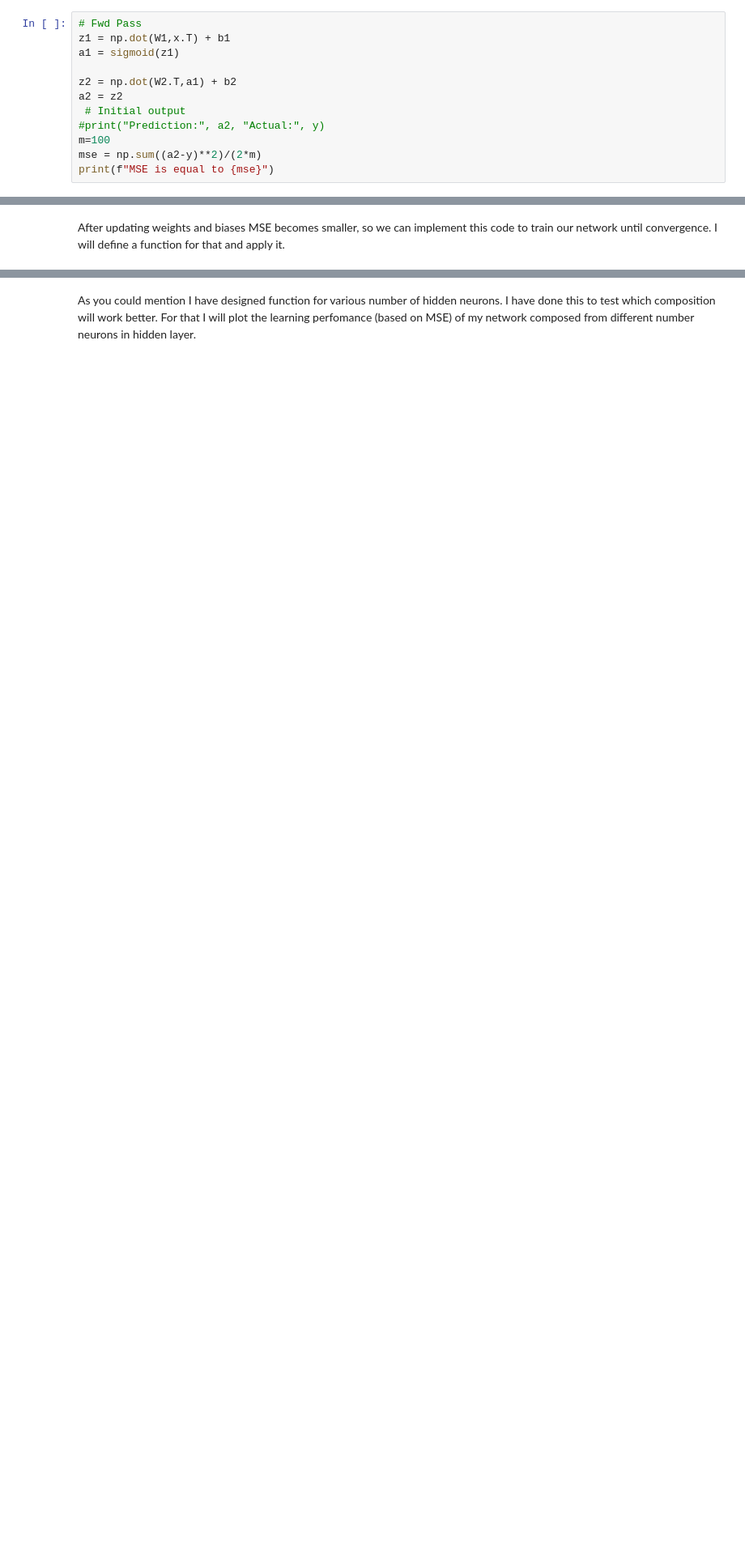
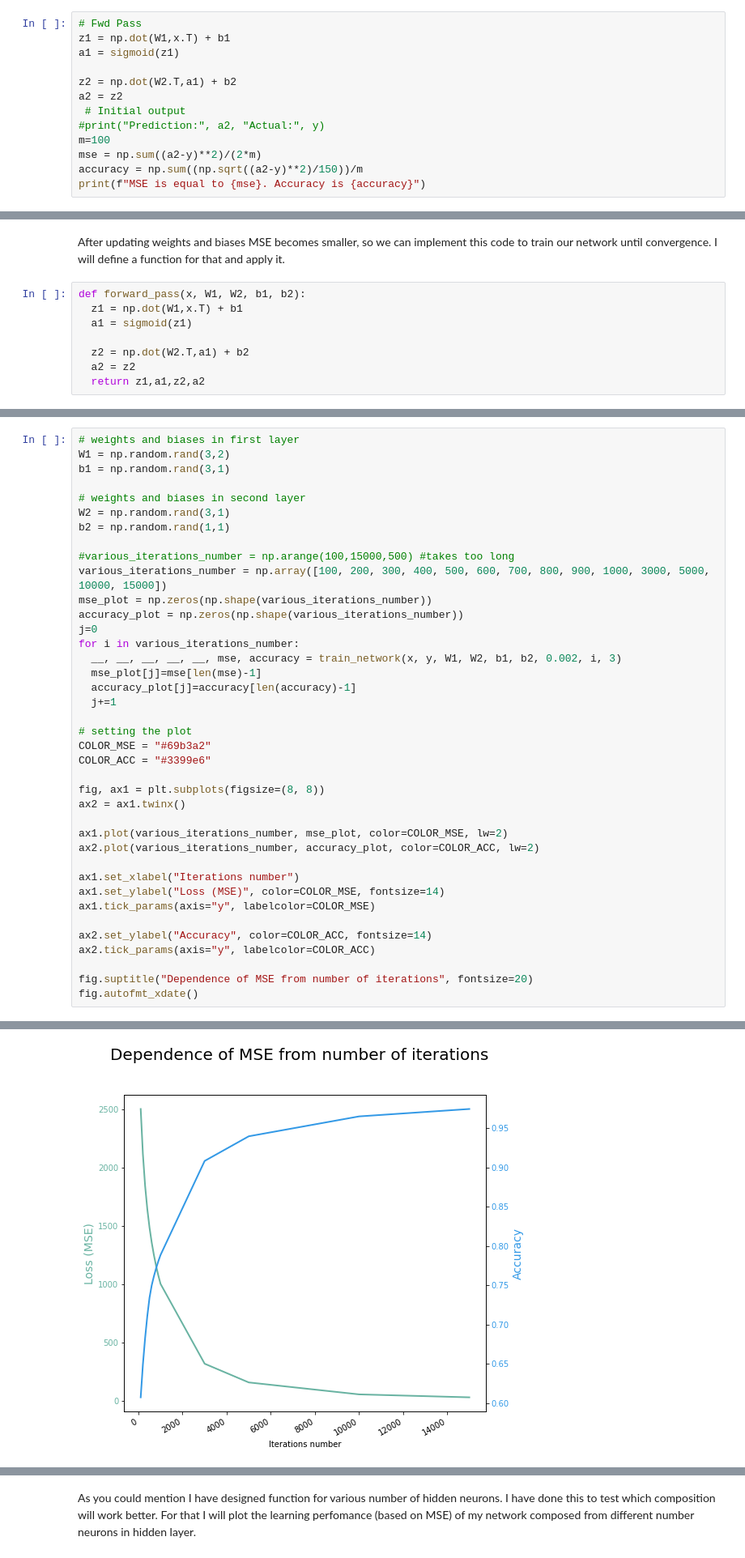
Before and after one commit to BorisOskolkov/MLcourse, a Jupyter notebook: asng02/A02_task.ipynb, the cells around one changed output, grey strips where cells are left out. Shown at 81% size. Cells and saved outputs as stored; diff of their text form; blank space fills up the shorter version.

```diff
--- a/asng02/A02_task.ipynb
+++ b/asng02/A02_task.ipynb
@@ -122,5 +126,6 @@ a2 = z2
 #print("Prediction:", a2, "Actual:", y)
 m=100
 mse = np.sum((a2-y)**2)/(2*m)
-print(f"MSE is equal to {mse}")
+accuracy = np.sum((np.sqrt((a2-y)**2)/150))/m
+print(f"MSE is equal to {mse}. Accuracy is {accuracy}")
 # %% [output]
@@ -128,4 +133,12 @@ MSE is equal to 2152.487816623743
 # %% [markdown]
 After updating weights and biases MSE becomes smaller, so we can implement this code to train our network until convergence. I will define a function for that and apply it.
+# %%
+def forward_pass(x, W1, W2, b1, b2):
+  z1 = np.dot(W1,x.T) + b1
+  a1 = sigmoid(z1)
+
+  z2 = np.dot(W2.T,a1) + b2
+  a2 = z2
+  return z1,a1,z2,a2
 # %%
 def train_network(x, y, W1, W2, b1, b2, lr, n_it, n_n):
@@ -167,0 +176,40 @@ def train_network(x, y, W1, W2, b1, b2, lr, n_it, n_n):
+# %%
+# weights and biases in first layer
+W1 = np.random.rand(3,2)
+b1 = np.random.rand(3,1)
+
+# weights and biases in second layer
+W2 = np.random.rand(3,1)
+b2 = np.random.rand(1,1)
+
+#various_iterations_number = np.arange(100,15000,500) #takes too long
+various_iterations_number = np.array([100, 200, 300, 400, 500, 600, 700, 800, 900, 1000, 3000, 5000, 10000, 15000])
+mse_plot = np.zeros(np.shape(various_iterations_number))
+accuracy_plot = np.zeros(np.shape(various_iterations_number))
+j=0
+for i in various_iterations_number:
+  __, __, __, __, __, mse, accuracy = train_network(x, y, W1, W2, b1, b2, 0.002, i, 3)
+  mse_plot[j]=mse[len(mse)-1]
+  accuracy_plot[j]=accuracy[len(accuracy)-1]
+  j+=1
+
+# setting the plot
+COLOR_MSE = "#69b3a2"
+COLOR_ACC = "#3399e6"
+
+fig, ax1 = plt.subplots(figsize=(8, 8))
+ax2 = ax1.twinx()
+
+ax1.plot(various_iterations_number, mse_plot, color=COLOR_MSE, lw=2)
+ax2.plot(various_iterations_number, accuracy_plot, color=COLOR_ACC, lw=2)
+
+ax1.set_xlabel("Iterations number")
+ax1.set_ylabel("Loss (MSE)", color=COLOR_MSE, fontsize=14)
+ax1.tick_params(axis="y", labelcolor=COLOR_MSE)
+
+ax2.set_ylabel("Accuracy", color=COLOR_ACC, fontsize=14)
+ax2.tick_params(axis="y", labelcolor=COLOR_ACC)
+
+fig.suptitle("Dependence of MSE from number of iterations", fontsize=20)
+fig.autofmt_xdate()
+# %% [output]
@@ -167,0 +230 @@ def train_network(x, y, W1, W2, b1, b2, lr, n_it, n_n):
+[figure, added]
```
Also changed, not shown: parts of 16 cells of this notebook.
